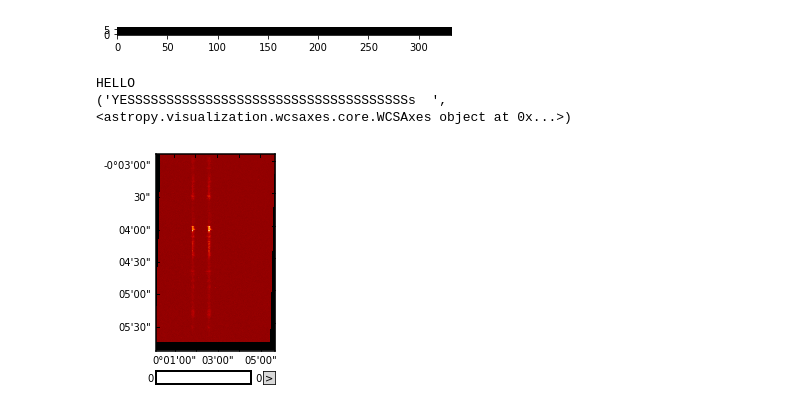
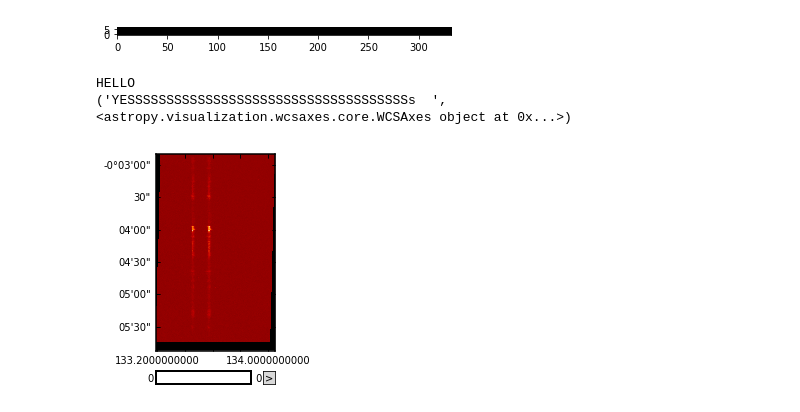
Before and after one commit to abit2/jupyter-notebooks, a Jupyter notebook: raster_without_old_class.ipynb, the cells around one changed output. Drawn from its saved outputs; the diff is of its cells as text; code cells hidden in the pictures.

```diff
--- a/raster_without_old_class.ipynb
+++ b/raster_without_old_class.ipynb
@@ -159,8 +159,8 @@ dc.plot_x_slice(5,cmap=plt.cm.gist_heat, origin='lower')
 [figure]
 # %%
 from sunpy.visualization.imageanimator import SubclassImageanimator
-a = SubclassImageanimator(dc.data, wcs=w, cmap=plt.cm.gist_heat)
+a = SubclassImageanimator(dc.data, wcs=dc.axes_wcs, cmap=plt.cm.gist_heat)
 # %% [output]
 HELLO
 ('YESSSSSSSSSSSSSSSSSSSSSSSSSSSSSSSSSSSSs  ', <astropy.visualization.wcsaxes.core.WCSAxes object at 0x...>)
-[figure, old version]
+[figure, new version]
```
Also changed, not shown: parts of 2 cells of this notebook.
